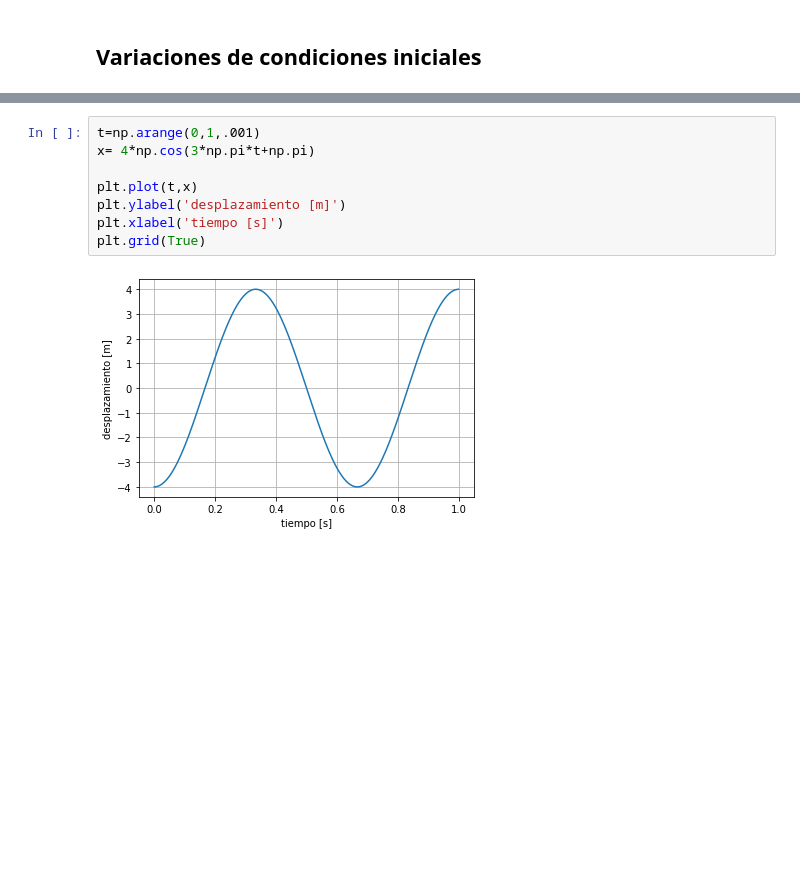
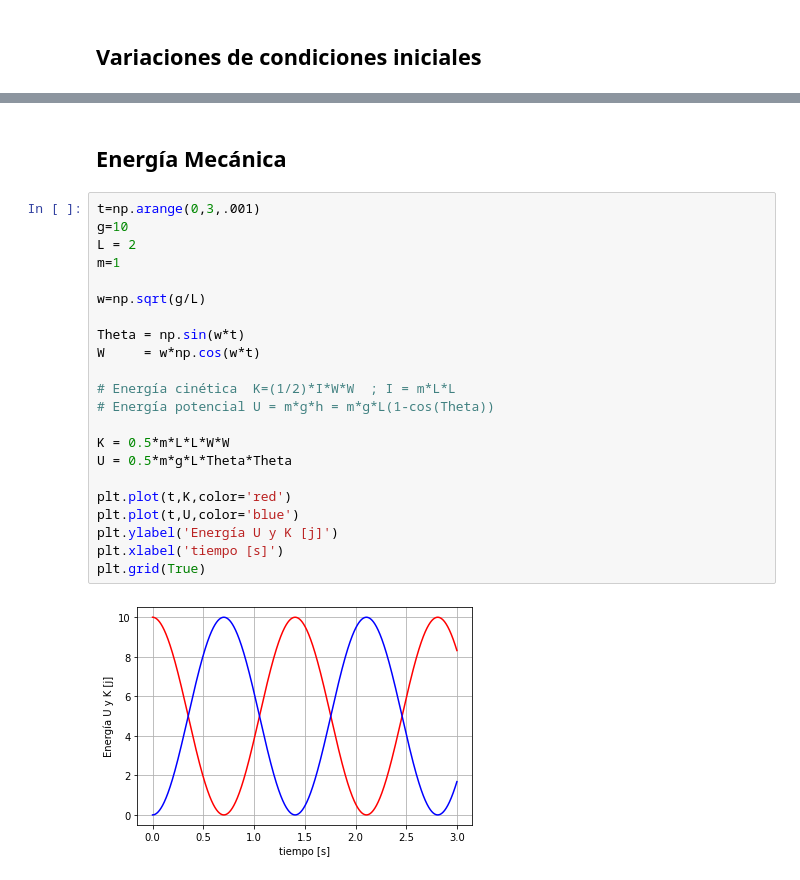
Before and after one commit to justinRH/physics, a Jupyter notebook: widget_MAS.ipynb, the cells around one changed output, grey strips where cells are left out. Drawn from its saved outputs; the diff is of its cells as text; blank space fills up the shorter version.

```diff
--- a/widget_MAS.ipynb
+++ b/widget_MAS.ipynb
@@ -77,10 +77,26 @@ def plotMAS(
-# %%
-t=np.arange(0,1,.001)
-x= 4*np.cos(3*np.pi*t+np.pi)
-
-plt.plot(t,x)
-plt.ylabel('desplazamiento [m]')
-plt.xlabel('tiempo [s]')
-plt.grid(True)
-# %% [output]
-[figure, removed]
+# %% [markdown]
+## Energía Mecánica
+# %%
+t=np.arange(0,3,.001)
+g=10
+L = 2
+m=1
+
+w=np.sqrt(g/L)
+
+Theta = np.sin(w*t)
+W     = w*np.cos(w*t)
+
+# Energía cinética  K=(1/2)*I*W*W  ; I = m*L*L
+# Energía potencial U = m*g*h = m*g*L(1-cos(Theta))
+
+K = 0.5*m*L*L*W*W
+U = 0.5*m*g*L*Theta*Theta
+
+plt.plot(t,K,color='red')
+plt.plot(t,U,color='blue')
+plt.ylabel('Energía U y K [j]')
+plt.xlabel('tiempo [s]')
+plt.grid(True)
+# %% [output]
+[figure, added]
```
Also changed, not shown: parts of 2 cells of this notebook.
